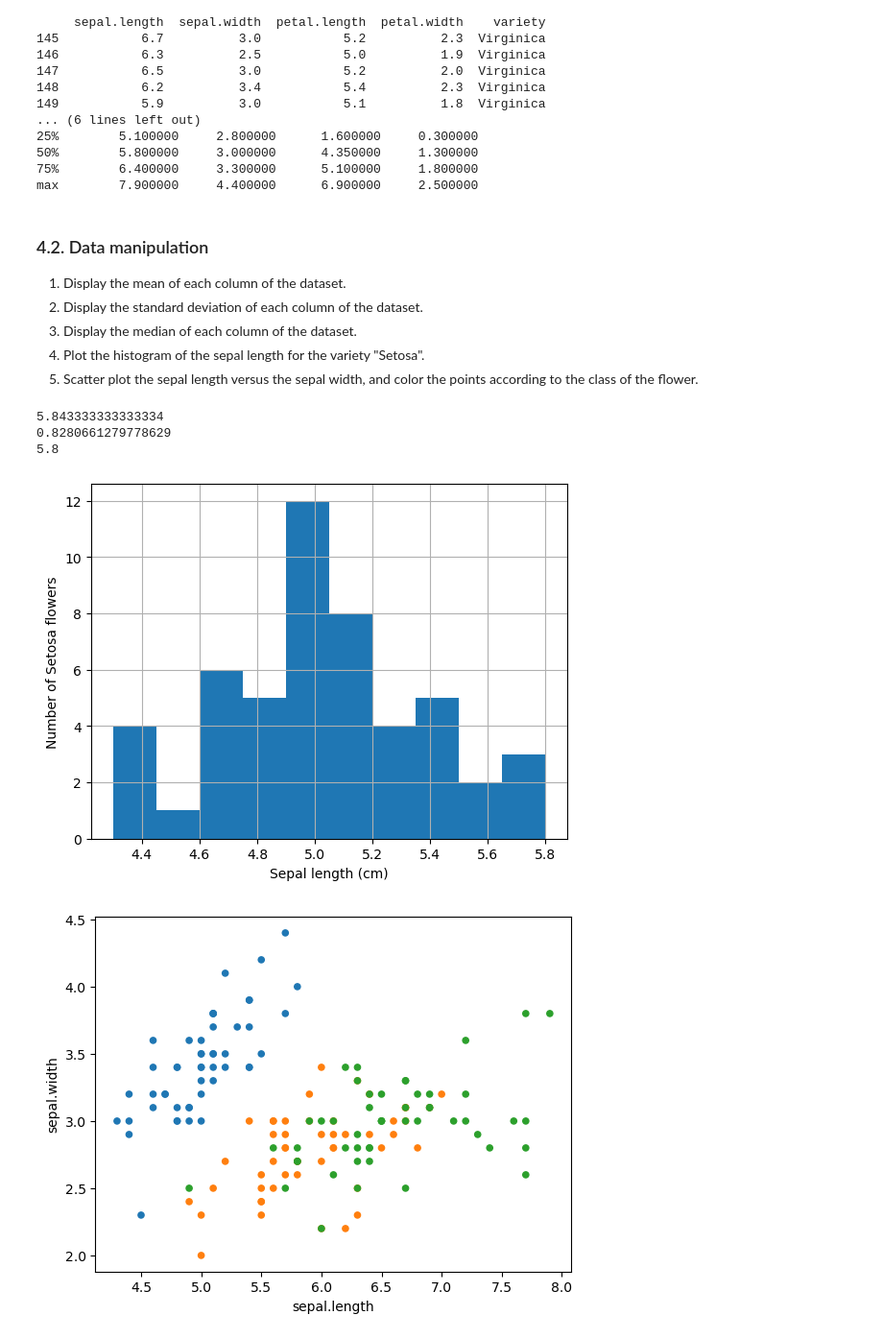
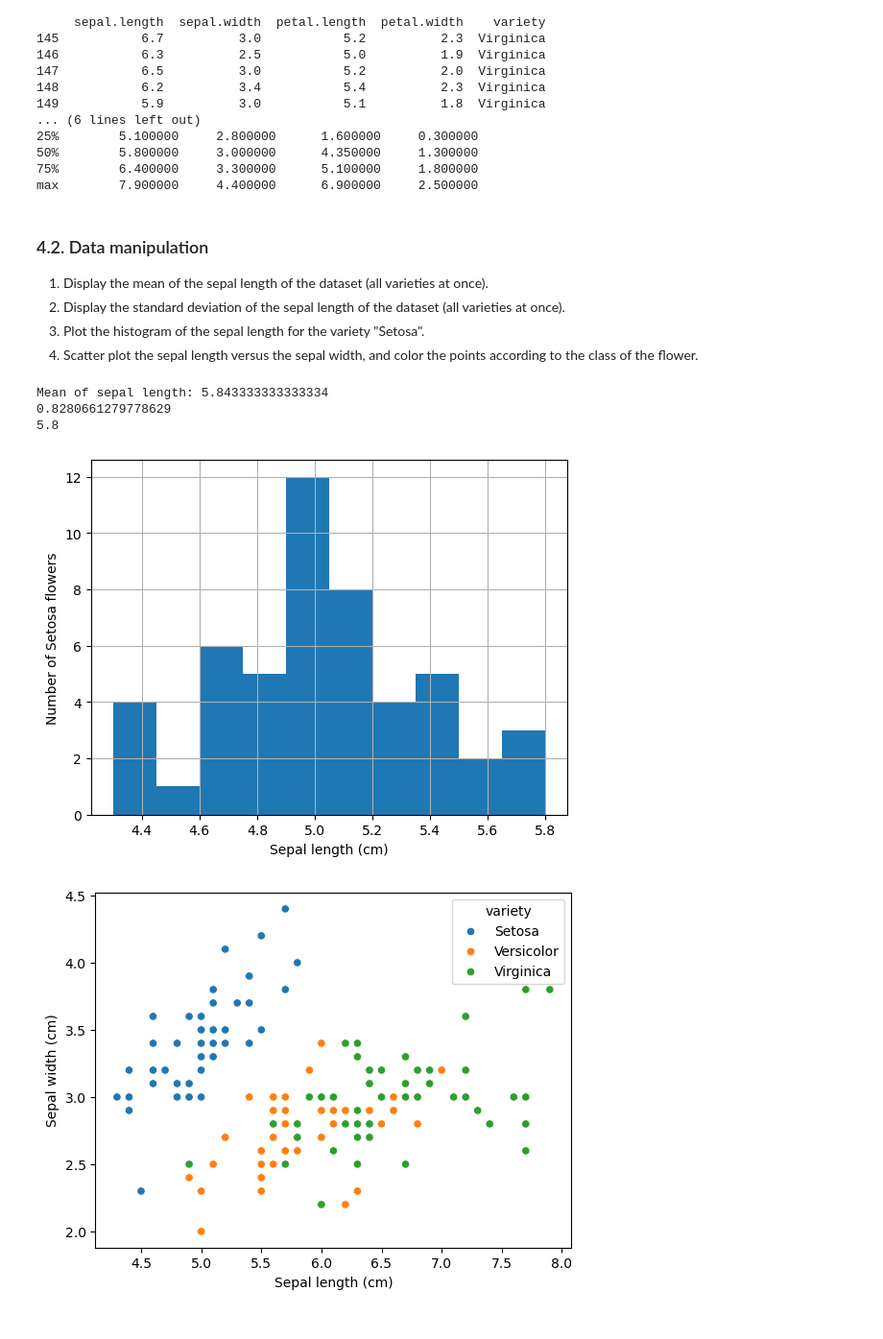
Before and after one commit to leonard-seydoux/earth-data-science, a Jupyter notebook: labs/0_evaluation/evaluation_proof.ipynb, the cells around one changed output. Shown at 96% size. Cells and saved outputs as stored; diff of their text form; code cells hidden in the pictures.

Commit message:
Used seaborn, added labels, clean plots

```diff
--- a/labs/0_evaluation/evaluation_proof.ipynb
+++ b/labs/0_evaluation/evaluation_proof.ipynb
@@ -388,32 +391,35 @@ max        7.900000     4.400000      6.900000     2.500000
 # %% [markdown]
 ### 4.2. Data manipulation
 
-1. Display the mean of each column of the dataset.
-2. Display the standard deviation of each column of the dataset.
-3. Display the median of each column of the dataset.
-4. Plot the histogram of the sepal length for the variety "Setosa".
-5. Scatter plot the sepal length versus the sepal width, and color the points according to the class of the flower.
+1. Display the mean of the sepal length of the dataset (all varieties at once).
+1. Display the standard deviation of the sepal length of the dataset (all varieties at once).
+1. Plot the histogram of the sepal length for the variety "Setosa".
+1. Scatter plot the sepal length versus the sepal width, and color the points according to the class of the flower.
 # %%
 # 1.
-print(iris_data["sepal.length"].mean())
+print("Mean of sepal length:", iris_data["sepal.length"].mean())
 
 # 2.
 print(iris_data["sepal.length"].std())
 
 # 3.
 print(iris_data["sepal.length"].median())
 
 # 4.
 setosa = iris_data[iris_data["variety"] == "Setosa"]
 ax = setosa["sepal.length"].hist()
 ax.set_xlabel("Sepal length (cm)")
 ax.set_ylabel("Number of Setosa flowers")
+plt.show()
 
 # 5.
-ax = iris_data.plot(kind="scatter", x="sepal.length", y="sepal.width", color=iris_data["variety"].map({"Setosa": "C0", "Versicolor": "C1", "Virginica": "C2"}))
+ax = sns.scatterplot(data=iris_data, x="sepal.length", y="sepal.width", hue="variety")
+ax.set_xlabel("Sepal length (cm)")
+ax.set_ylabel("Sepal width (cm)")
+plt.show()
 # %% [output]
-5.843333333333334
+Mean of sepal length: 5.843333333333334
 0.8280661279778629
 5.8
 [figure]
-[figure, old version]
+[figure, new version]
```
Also changed, not shown: parts of 4 cells of this notebook, 1 other file.
